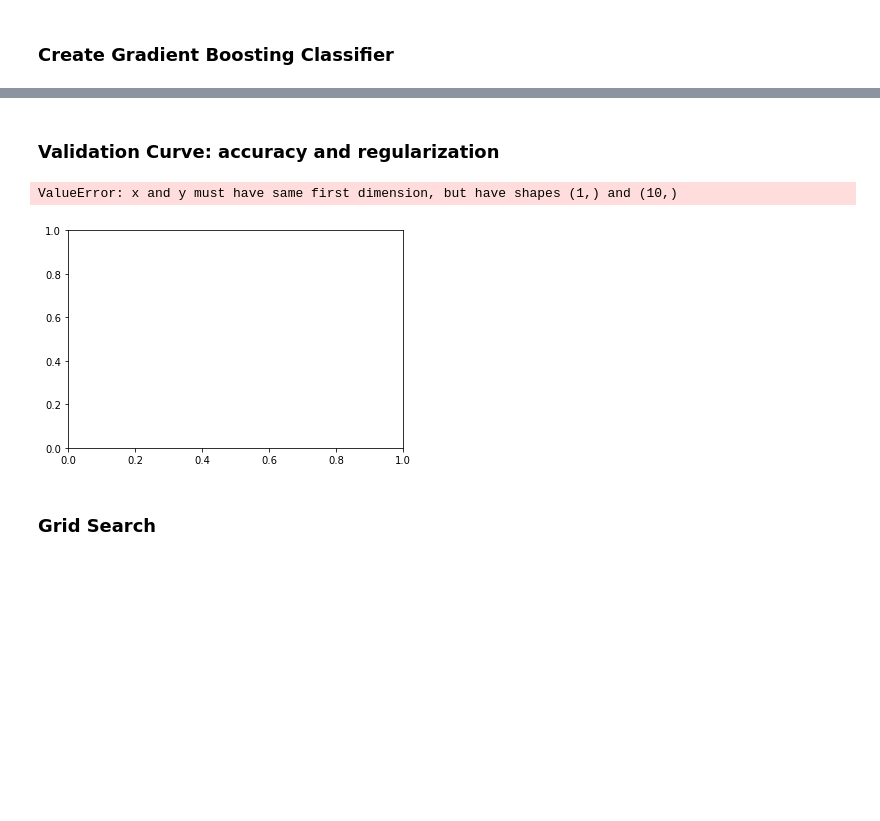
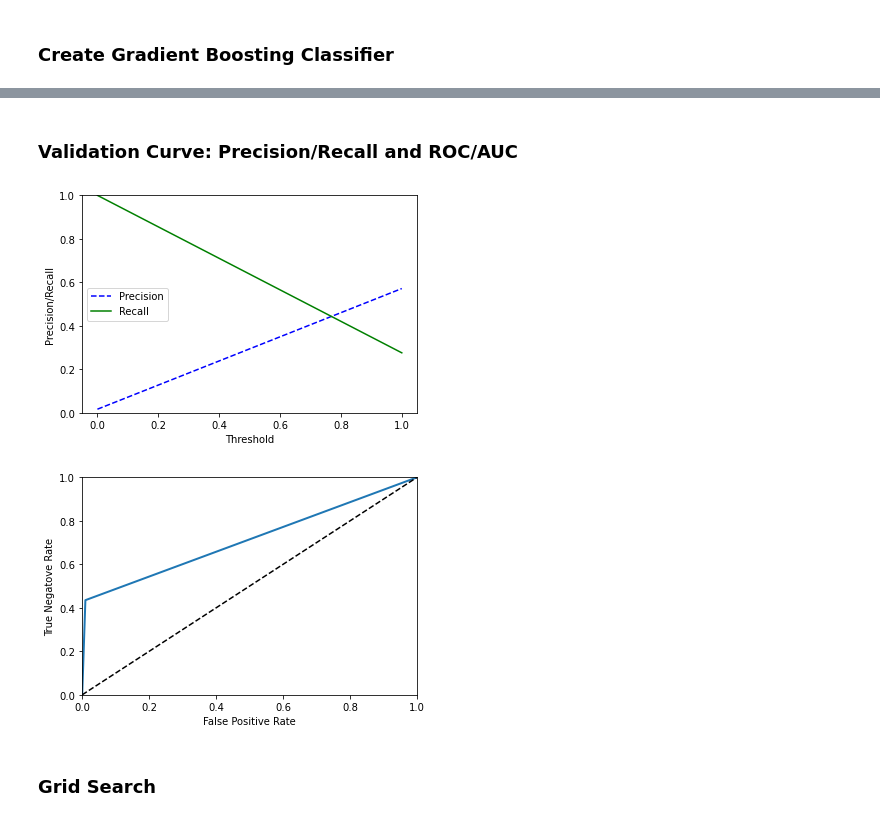
Before and after one commit to allaccountstaken/automl_v_hyperdrive, a Jupyter notebook: basic_model.ipynb, the cells around one changed output, grey strips where cells are left out. Drawn from its saved outputs; the diff is of its cells as text; code cells hidden in the pictures; blank space fills up the shorter version.

Commit message:
training base model using GBM with variable learning rate and possibly grid search

```diff
--- a/basic_model.ipynb
+++ b/basic_model.ipynb
@@ -80,0 +80,3 @@ array([300, 301, 302, 303, 304, 305, 306, 307, 308, 309, 310, 311, 312,
+# %%
+X = banks_df[['EQTA', 'EQTL', 'LLRTA', 'LLRGL', 'OEXTA', 'INCEMP', 'ROA', 'ROE', 'TDTL', 'TDTA', 'TATA']].copy()
+len(X)
@@ -81,3 +87,5 @@ array([300, 301, 302, 303, 304, 305, 306, 307, 308, 309, 310, 311, 312,
+# %%
+y = banks_df["Target"].values.reshape(-1, 1)
 # %% [markdown]
 ## Naive model
 # %%
@@ -88,8 +96,6 @@ Prediction accuracy is 0.74200
 # %%
 # Splitting into Train and Test sets
-X_train, X_test, y_train, y_test = train_test_split(X,
-                                                    y,
-                                                    random_state=78)
+X_train, X_test, y_train, y_test = train_test_split(X, y, random_state=123)
 
 # Creating StandardScaler instance
 scaler = StandardScaler()
@@ -113,6 +119,7 @@ def plot_precision_recall(precisions, recalls, thresholds):
 
     plt.plot(thresholds, precisions[: -1], 'b--', label='Precision')
     plt.plot(thresholds, recalls[: -1], 'g-', label='Recall')
+    plt.ylabel('Precision/Recall')
     plt.xlabel('Threshold')
     plt.legend(loc='center left')
     plt.ylim([0,1])
@@ -197,24 +175,16 @@ Prediction accuracy is 0.54400
 # %% [markdown]
-### Validation Curve: accuracy and regularization
+### Validation Curve: Precision/Recall and ROC/AUC
-# %%
-from sklearn.model_selection import validation_curve
-learning_rate = [0.1, 0.2, 0.3, 0.4, 0.5, 0.6, 0.7, 0.8, 0.9, 1]
-
-train_score, val_score = validation_curve(GradientBoostingClassifier(n_estimators=10),
-                                          X, y.ravel(),
-                                          'learning_rate',
-                                          learning_rate,
-                                          cv=5)
-
-plt.plot(degree, np.median(train_score, 1), color='blue', label='training score')
-plt.plot(degree, np.median(val_score, 1), color='red', label='validation score')
-plt.legend(loc='best')
-plt.ylim(0, 1)
-plt.xlabel('learmimg_rate')
-plt.ylabel('accuracy_score');
-# %% [output]
-ValueError: x and y must have same first dimension, but have shapes (1,) and (10,)
-[figure, removed]
+# %%
+from sklearn.model_selection import validation_curve
+from sklearn.metrics import roc_curve
+y_scores = cross_val_predict(clf, X_train_scaled, y_train.ravel(), cv=3)
+precisions, recalls, thresholds = precision_recall_curve(y_test, predictions)
+plot_precision_recall(precisions, recalls, thresholds)
+false_positive, true_negative, thresholds = roc_curve(y_train, y_scores)
+plot_roc_curve(false_positive, true_negative)
+# %% [output]
+[figure, added]
+[figure, added]
 # %% [markdown]
 ### Grid Search
 # %%
```
Also changed, not shown: parts of 20 cells of this notebook.
